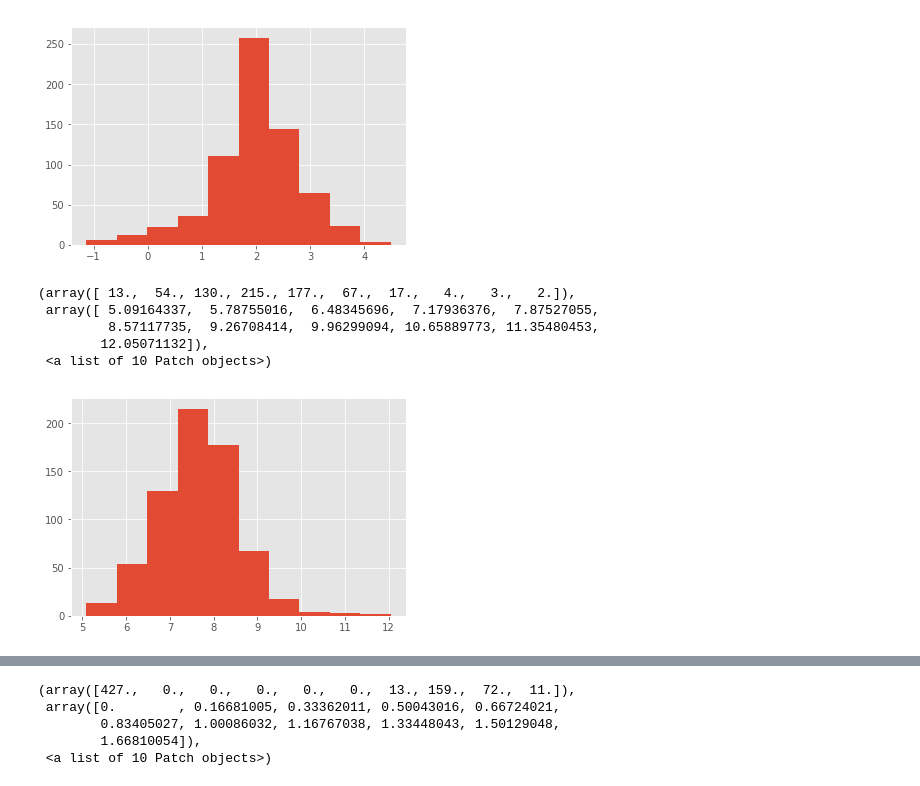
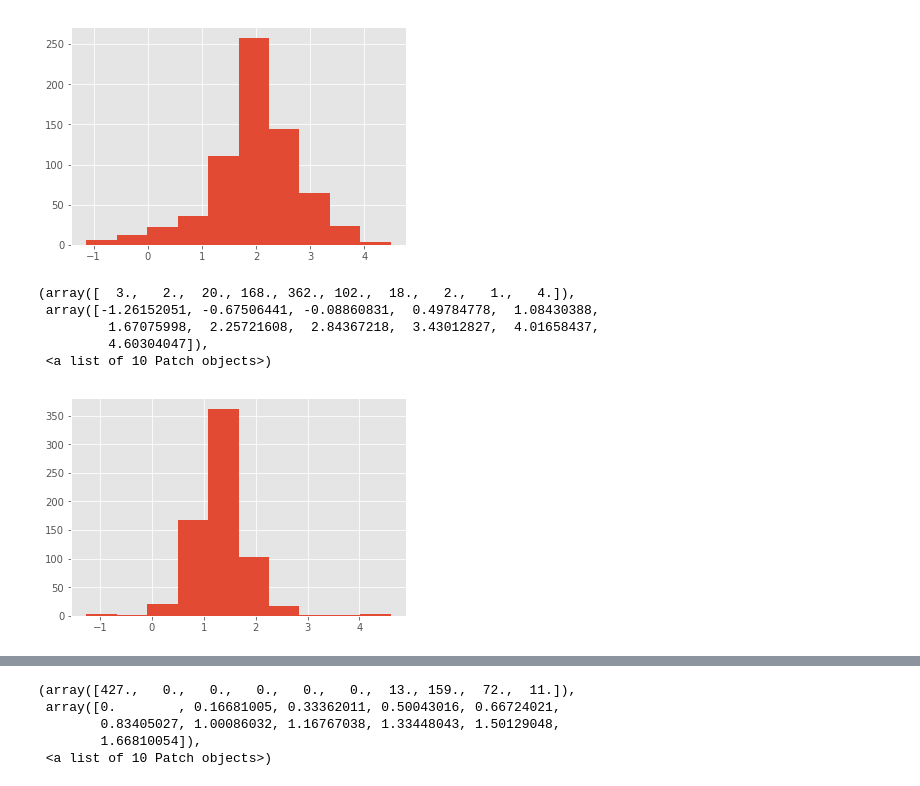
Before and after one commit to BA545-SP2019/2019-competition1-jkj, a Jupyter notebook: Pipeline 1 (Z-Score)/Skew1.ipynb, the cells around one changed output, grey strips where cells are left out. Cells and saved outputs as stored; diff of their text form; code cells hidden in the pictures.

```diff
--- a/Pipeline 1 (Z-Score)/Skew1.ipynb
+++ b/Pipeline 1 (Z-Score)/Skew1.ipynb
@@ -95,13 +93,14 @@ plt.hist(df['C7'])
  <a list of 10 Patch objects>)
 [figure]
 # %%
-# Fixing Positive Skew of T1
-df['T1'] = np.cbrt(df['T1'])
-plt.hist(df['T1'])
+# Fixing Positive Skew of C5'
+df["C5'"] = np.log(df["C5'"])
+plt.hist(df["C5'"])
+# Leaving moderately skewed to avoid runtime warnings
 # %% [output]
-(array([ 13.,  54., 130., 215., 177.,  67.,  17.,   4.,   3.,   2.]),
- array([ 5.09164337,  5.78755016,  6.48345696,  7.17936376,  7.87527055,
-         8.57117735,  9.26708414,  9.96299094, 10.65889773, 11.35480453,
-        12.05071132]),
+(array([  3.,   2.,  20., 168., 362., 102.,  18.,   2.,   1.,   4.]),
+ array([-1.26152051, -0.67506441, -0.08860831,  0.49784778,  1.08430388,
+         1.67075998,  2.25721608,  2.84367218,  3.43012827,  4.01658437,
+         4.60304047]),
  <a list of 10 Patch objects>)
-[figure, old version]
+[figure, new version]
```
Also changed, not shown: parts of 18 cells of this notebook, 16 other files.
